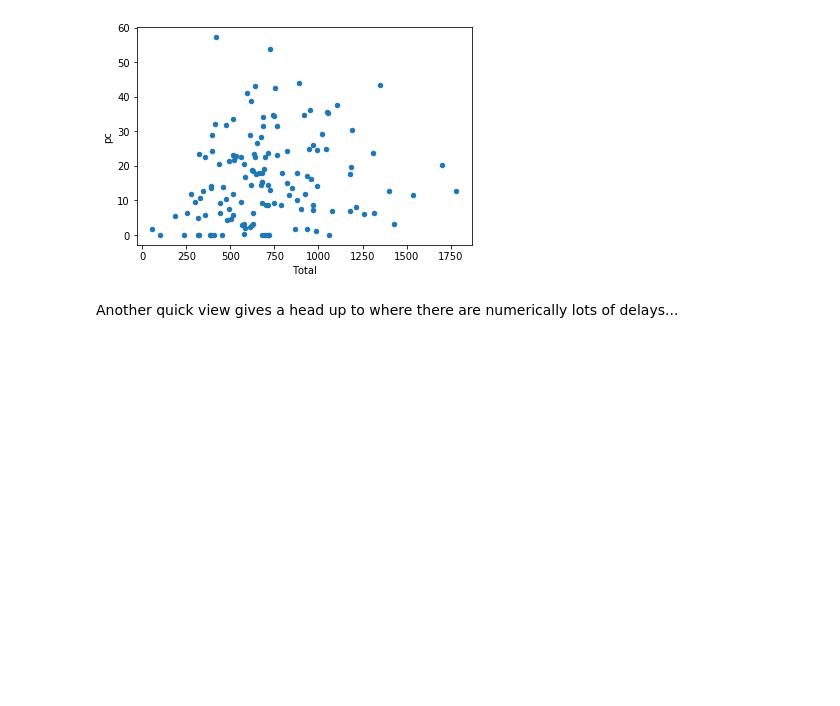
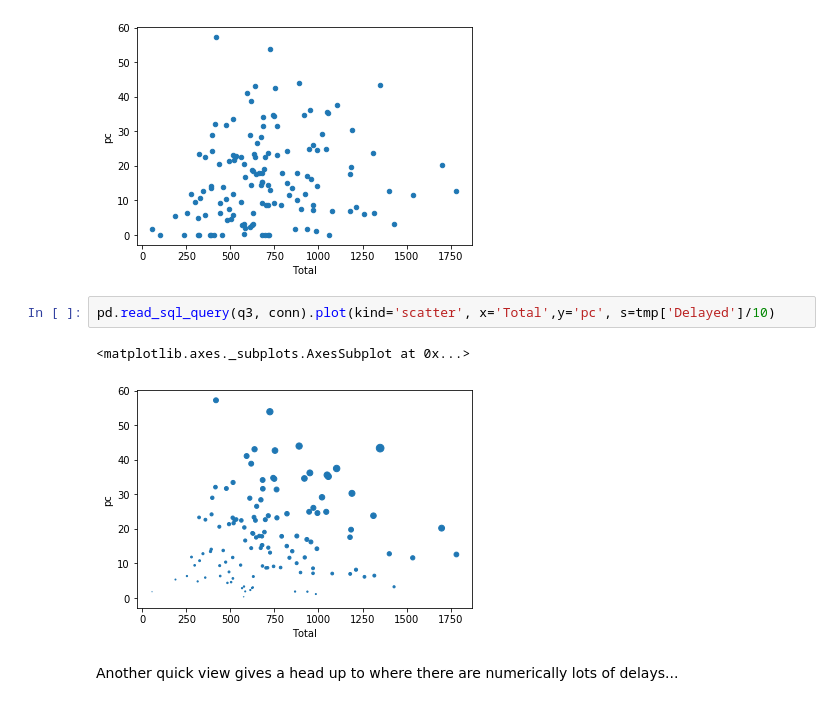
Before and after one commit to psychemedia/openHealthDataDoodles, a Jupyter notebook: notebooks/Winter_SitRep.ipynb, the cells around one changed output. Drawn from its saved outputs; the diff is of its cells as text; blank space fills up the shorter version.

```diff
--- a/notebooks/Winter_SitRep.ipynb
+++ b/notebooks/Winter_SitRep.ipynb
@@ -415,6 +415,11 @@ pd.read_sql_query(q3, conn).plot(kind='scatter', x='Total',y='pc')
 # %% [output]
 <matplotlib.axes._subplots.AxesSubplot at 0x...>
 [figure]
+# %%
+pd.read_sql_query(q3, conn).plot(kind='scatter', x='Total',y='pc', s=tmp['Delayed']/10)
+# %% [output]
+<matplotlib.axes._subplots.AxesSubplot at 0x...>
+[figure, added]
 # %% [markdown]
 Another quick view gives a head up to where there are numerically lots of delays...
 # %%
```
Also changed, not shown: parts of 2 cells of this notebook.
